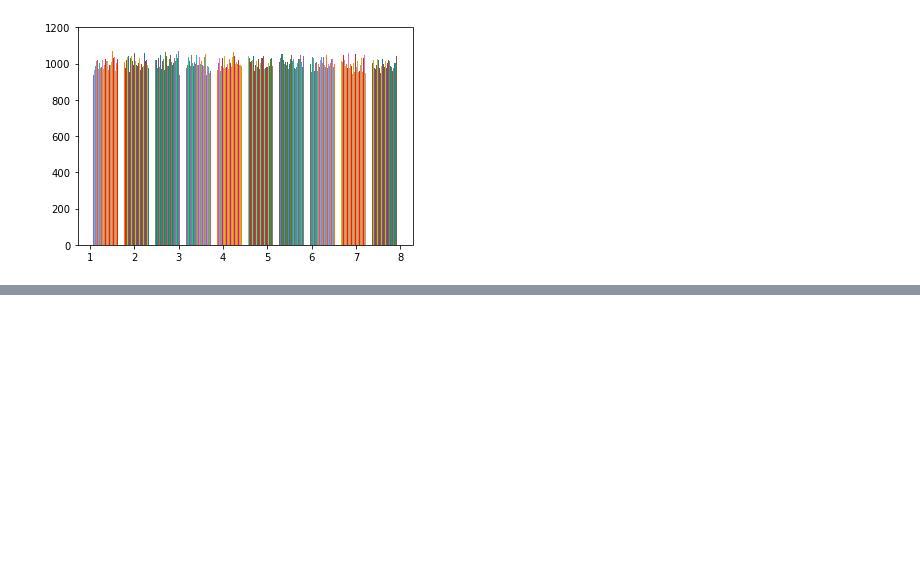
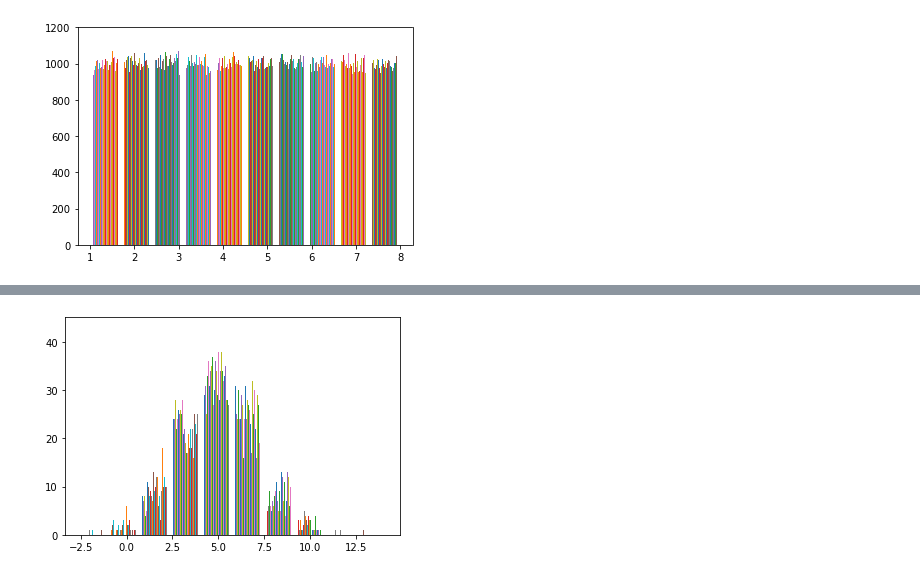
Before and after one commit to Pritirekha23/Numpy-, a Jupyter notebook: 12_creation of ndarray using rand,uniform,and normal function.ipynb, the cells around one changed output, grey strips where cells are left out. Saved outputs shown, nothing was run; the diff lists cells and outputs as text; code cells hidden in the pictures; blank space fills up the shorter version.

```diff
--- a/12_creation of ndarray using rand,uniform,and normal function.ipynb
+++ b/12_creation of ndarray using rand,uniform,and normal function.ipynb
@@ -232,0 +256,7 @@ print(arr)
+# %%
+# mean=5,standard deviation=2
+arr=np.random.normal(5,2,(100,100))
+plt.hist(arr)
+plt.show()
+# %% [output]
+[figure, added]
```
Also changed, not shown: parts of 16 cells of this notebook.
